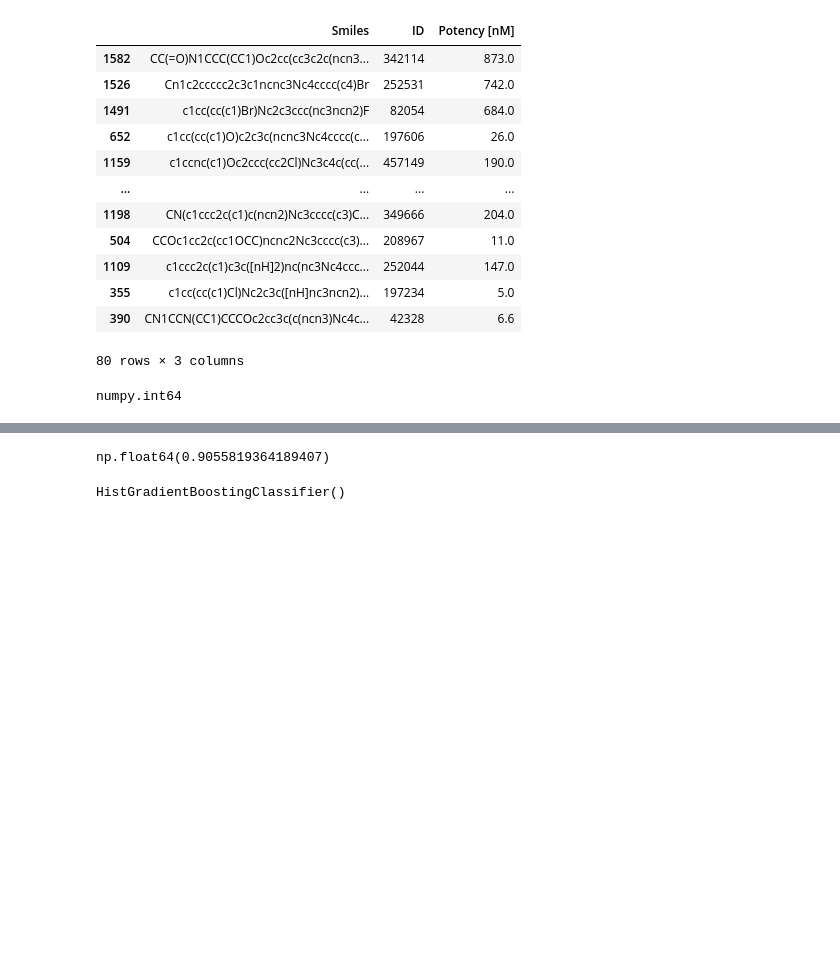
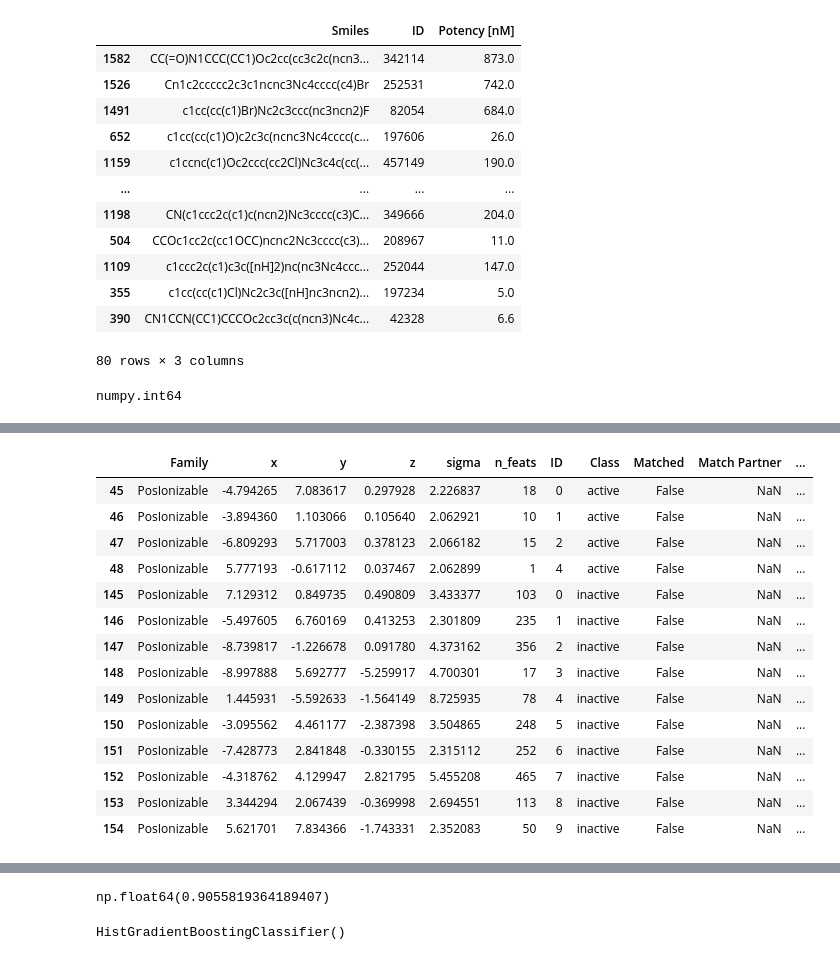
Before and after one commit to mghahremanpour/PharmMap, a Jupyter notebook: testing_notebooks/ph4_screening_test.ipynb, the cells around one changed output, grey strips where cells are left out. Drawn from its saved outputs; the diff is of its cells as text; code cells hidden in the pictures; blank space fills up the shorter version.

```diff
--- a/testing_notebooks/ph4_screening_test.ipynb
+++ b/testing_notebooks/ph4_screening_test.ipynb
@@ -951,3 +1016,6 @@ EGFR_decoys
 type(EGFR_decoys['ID'].iloc[0])
 # %% [output]
 numpy.int64
+# %%
+test_mapper = PharmMapper(training_set,test_mols=None)
+print(test_mapper.test_mols)
@@ -953,0 +1038,18 @@ numpy.int64
+# %%
+test_mapper.all_feats.loc[test_mapper.all_feats['Family']=='PosIonizable']
+# %% [output]
+|  | Family | x | y | z | sigma | n_feats | ID | Class | Matched | Match Partner | ... |
+| 45 | PosIonizable | -4.794265 | 7.083617 | 0.297928 | 2.226837 | 18 | 0 | active | False | NaN | ... |
+| 46 | PosIonizable | -3.894360 | 1.103066 | 0.105640 | 2.062921 | 10 | 1 | active | False | NaN | ... |
+| 47 | PosIonizable | -6.809293 | 5.717003 | 0.378123 | 2.066182 | 15 | 2 | active | False | NaN | ... |
+| 48 | PosIonizable | 5.777193 | -0.617112 | 0.037467 | 2.062899 | 1 | 4 | active | False | NaN | ... |
+| 145 | PosIonizable | 7.129312 | 0.849735 | 0.490809 | 3.433377 | 103 | 0 | inactive | False | NaN | ... |
+| 146 | PosIonizable | -5.497605 | 6.760169 | 0.413253 | 2.301809 | 235 | 1 | inactive | False | NaN | ... |
+| 147 | PosIonizable | -8.739817 | -1.226678 | 0.091780 | 4.373162 | 356 | 2 | inactive | False | NaN | ... |
+| 148 | PosIonizable | -8.997888 | 5.692777 | -5.259917 | 4.700301 | 17 | 3 | inactive | False | NaN | ... |
+| 149 | PosIonizable | 1.445931 | -5.592633 | -1.564149 | 8.725935 | 78 | 4 | inactive | False | NaN | ... |
+| 150 | PosIonizable | -3.095562 | 4.461177 | -2.387398 | 3.504865 | 248 | 5 | inactive | False | NaN | ... |
+| 151 | PosIonizable | -7.428773 | 2.841848 | -0.330155 | 2.315112 | 252 | 6 | inactive | False | NaN | ... |
+| 152 | PosIonizable | -4.318762 | 4.129947 | 2.821795 | 5.455208 | 465 | 7 | inactive | False | NaN | ... |
+| 153 | PosIonizable | 3.344294 | 2.067439 | -0.369998 | 2.694551 | 113 | 8 | inactive | False | NaN | ... |
+| 154 | PosIonizable | 5.621701 | 7.834366 | -1.743331 | 2.352083 | 50 | 9 | inactive | False | NaN | ... |
```
Also changed, not shown: parts of 10 cells of this notebook, 4 other files.
